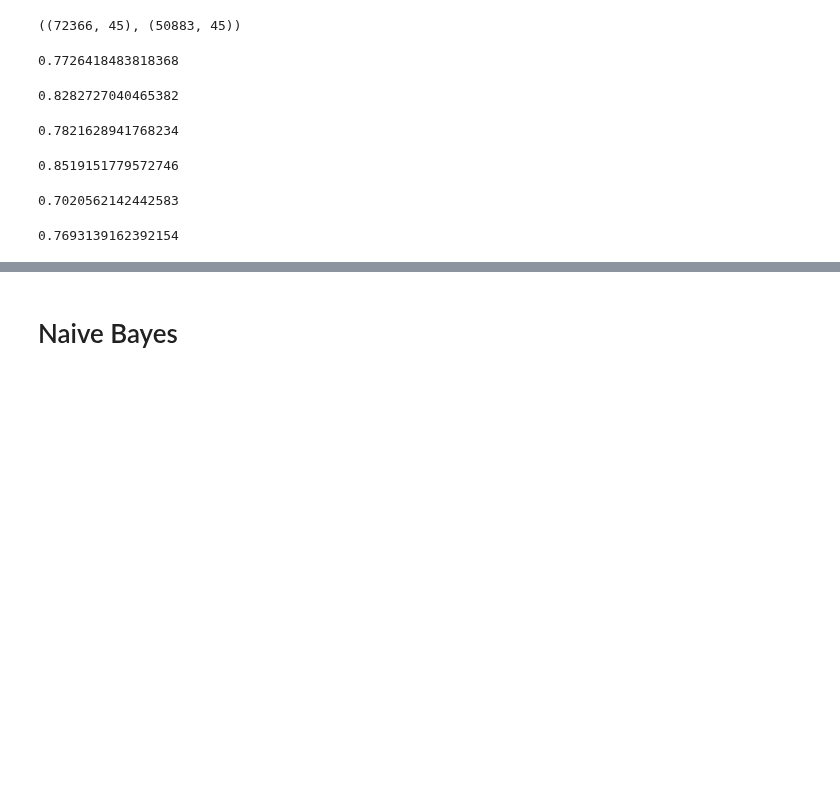
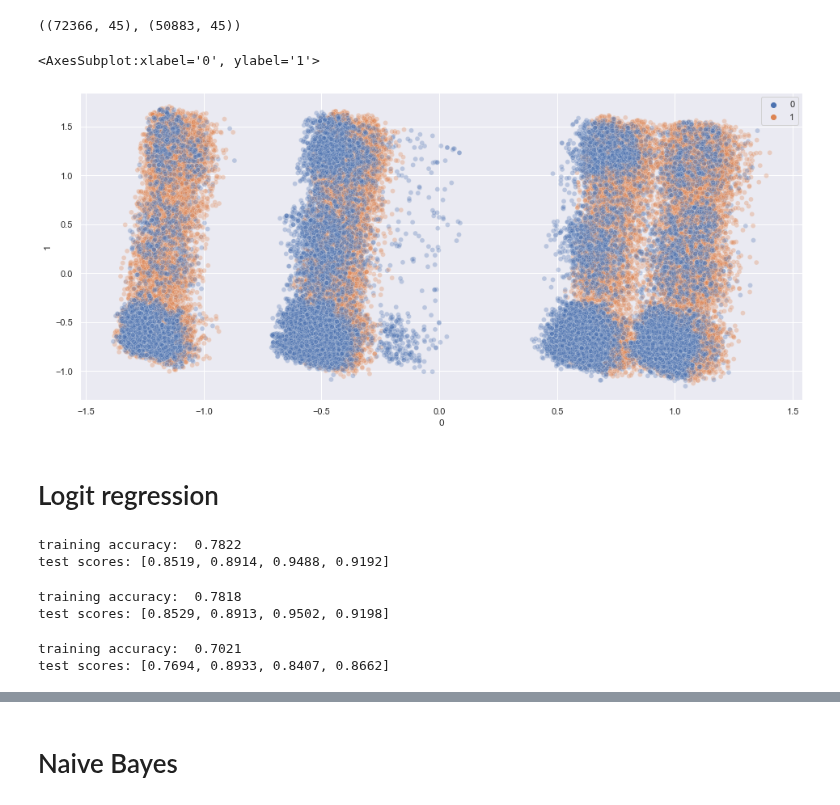
Before and after one commit to Rab6it/COMP5703_code, a Jupyter notebook: project.ipynb, the cells around one changed output, grey strips where cells are left out. Saved outputs shown, nothing was run; the diff lists cells and outputs as text; code cells hidden in the pictures; blank space fills up the shorter version.

```diff
--- a/project.ipynb
+++ b/project.ipynb
@@ -877,46 +861,24 @@ plt.show()
 # %%
 # pca after normalize
-pca = PCA(n_components=0.95).fit(X_train_4)
+pca = PCA(n_components=0.95).fit(X_train_3)
 
-X_train_pca = pca.transform(X_train_4)
-X_test_pca = pca.transform(X_test_4)
+X_train_pca = pca.transform(X_train_3)
+X_test_pca = pca.transform(X_test_3)
 # %%
 X_train_pca.shape,X_test_pca.shape
 # %% [output]
 ((72366, 45), (50883, 45))
-# %%
-### normalize + remove sparsity
-from sklearn.linear_model import LogisticRegression
-clf = LogisticRegression(random_state=0,penalty='l1',solver='saga').fit(X_train_3, SMOTE_y)
-clf.score(X_train_3, SMOTE_y)
-# %% [output]
-0.7726418483818368
-# %%
-clf.score(X_test_3, y_test_1)
-# 0.82
-# %% [output]
-0.8282727040465382
-# %%
-### normalize
-from sklearn.linear_model import LogisticRegression
-clf = LogisticRegression(random_state=0,penalty='l1',solver='saga').fit(X_train_4, SMOTE_y)
-clf.score(X_train_4, SMOTE_y)
-# %% [output]
-0.7821628941768234
-# %%
-clf.score(X_test_4, y_test_1)
-# 0.85
-# %% [output]
-0.8519151779572746
-# %%
-# pca after normalize
-clf = LogisticRegression(random_state=0,penalty='l1',solver='saga').fit(X_train_pca, SMOTE_y)
-clf.predict(X_train_pca)
-clf.predict_proba(X_train_pca)
-clf.score(X_train_pca, SMOTE_y)
-# %% [output]
-0.7020562142442583
-# %%
-clf.score(X_test_pca, y_test_1)
-# %% [output]
-0.7693139162392154
+# %%
+X_train_pca = pd.DataFrame(X_train_pca)
+# %%
+plt.figure(figsize=(16,7))
+plt.subplot()
+sns.scatterplot(
+    x=X_train_pca[0], y=X_train_pca[1],
+    alpha=0.3,hue = np.ravel(SMOTE_y)
+)
+# %% [output]
+<AxesSubplot:xlabel='0', ylabel='1'>
+[figure, added]
+# %% [markdown]
+# Logit regression
@@ -922,0 +897,23 @@ clf.score(X_test_pca, y_test_1)
+# %%
+### normalize only
+from sklearn.linear_model import LogisticRegression
+from sklearn import metrics
+lr_3_scores = lr(X_train_3,SMOTE_y,X_test_3,y_test_1)
+print('test scores:',lr_3_scores)
+# %% [output]
+training accuracy:  0.7822
+test scores: [0.8519, 0.8914, 0.9488, 0.9192]
+# %%
+### normalize+remove low-variance features
+lr_4_scores = lr(X_train_4,SMOTE_y,X_test_4,y_test_1)
+print('test scores:',lr_4_scores)
+# %% [output]
+training accuracy:  0.7818
+test scores: [0.8529, 0.8913, 0.9502, 0.9198]
+# %%
+# pca after normalize
+lr_pca_scores = lr(X_train_pca,SMOTE_y,X_test_pca,y_test_1)
+print('test scores:',lr_pca_scores)
+# %% [output]
+training accuracy:  0.7021
+test scores: [0.7694, 0.8933, 0.8407, 0.8662]
```
Also changed, not shown: parts of 61 cells of this notebook.
